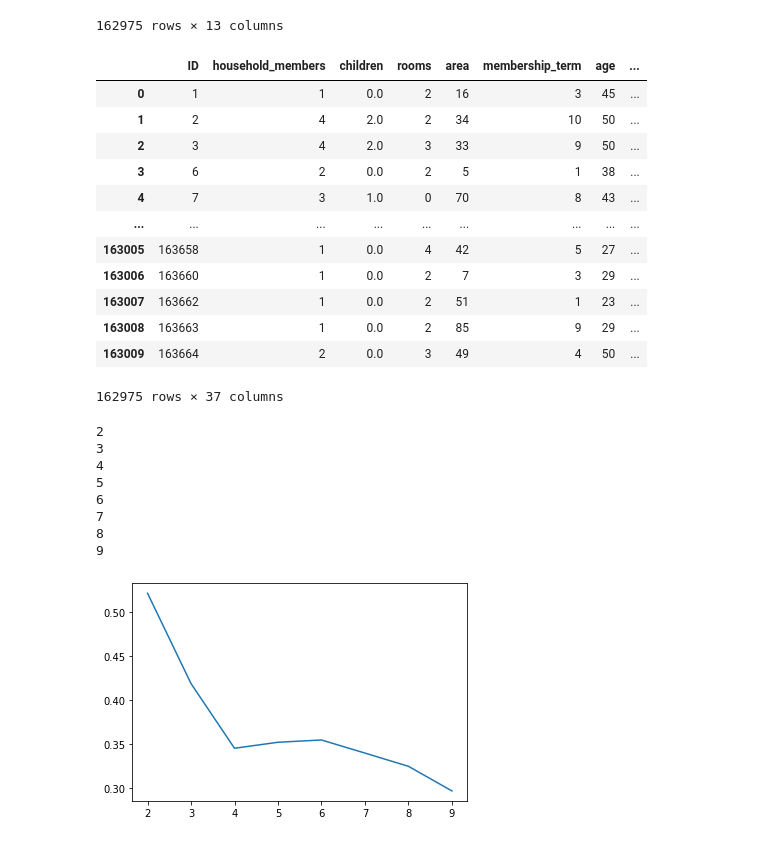
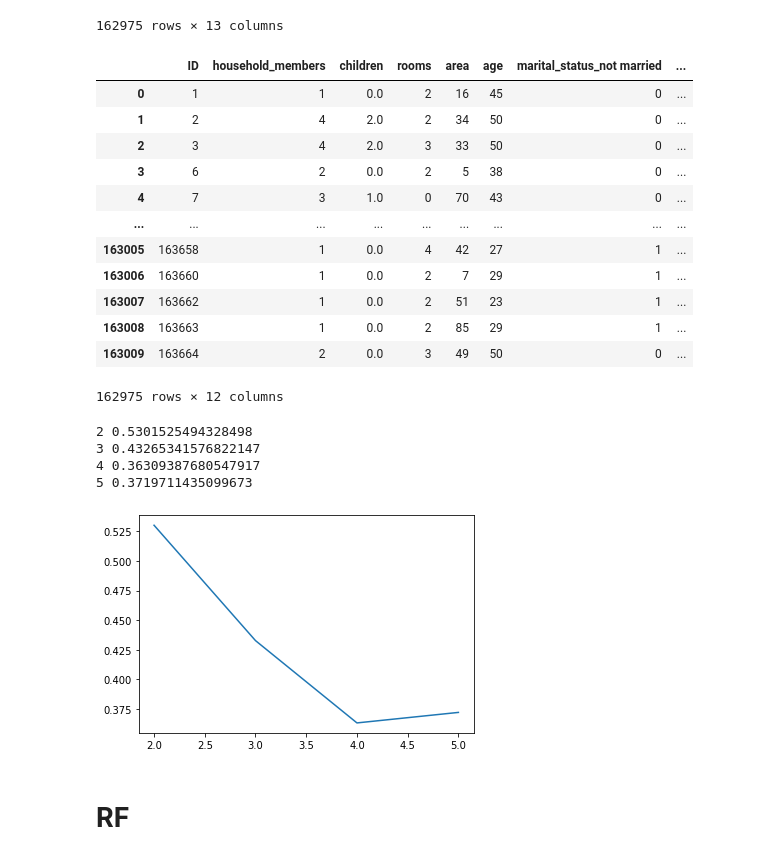
Before and after one commit to jakubyler/UnderstandingBusiness, a Jupyter notebook: UB_notebook.ipynb, the cells around one changed output. Cells and saved outputs as stored; diff of their text form; code cells hidden in the pictures.

```diff
--- a/UB_notebook.ipynb
+++ b/UB_notebook.ipynb
@@ -242,48 +242,45 @@ df[['household_members', 'children', 'marital_status', 'home_type', 'rooms', 'ar
 | 163009 | 2 | 0.0 | married | House | 3 | 49 | owned | ... |
 162975 rows × 13 columns
 # %%
-nums = df[['ID','household_members', 'children', 'rooms', 'area', 'membership_term', 'age']]
-cats = pd.get_dummies(df[['marital_status', 'home_type', 'home_ownership',
-                          'products_bought', 'location', 'gender']], drop_first = True)
+nums = df[['ID','household_members', 'children', 'rooms', 'area', 'age']]
+cats = pd.get_dummies(df[['marital_status','home_type', 'home_ownership']], drop_first = True)
 
 X = pd.concat([nums, cats], axis=1)
 X
 # %% [output]
-|  | ID | household_members | children | rooms | area | membership_term | age | ... |
-| 0 | 1 | 1 | 0.0 | 2 | 16 | 3 | 45 | ... |
-| 1 | 2 | 4 | 2.0 | 2 | 34 | 10 | 50 | ... |
-| 2 | 3 | 4 | 2.0 | 3 | 33 | 9 | 50 | ... |
-| 3 | 6 | 2 | 0.0 | 2 | 5 | 1 | 38 | ... |
-| 4 | 7 | 3 | 1.0 | 0 | 70 | 8 | 43 | ... |
+|  | ID | household_members | children | rooms | area | age | marital_status_not married | ... |
+| 0 | 1 | 1 | 0.0 | 2 | 16 | 45 | 0 | ... |
+| 1 | 2 | 4 | 2.0 | 2 | 34 | 50 | 0 | ... |
+| 2 | 3 | 4 | 2.0 | 3 | 33 | 50 | 0 | ... |
+| 3 | 6 | 2 | 0.0 | 2 | 5 | 38 | 0 | ... |
+| 4 | 7 | 3 | 1.0 | 0 | 70 | 43 | 0 | ... |
 | ... | ... | ... | ... | ... | ... | ... | ... | ... |
-| 163005 | 163658 | 1 | 0.0 | 4 | 42 | 5 | 27 | ... |
-| 163006 | 163660 | 1 | 0.0 | 2 | 7 | 3 | 29 | ... |
-| 163007 | 163662 | 1 | 0.0 | 2 | 51 | 1 | 23 | ... |
-| 163008 | 163663 | 1 | 0.0 | 2 | 85 | 9 | 29 | ... |
-| 163009 | 163664 | 2 | 0.0 | 3 | 49 | 4 | 50 | ... |
+| 163005 | 163658 | 1 | 0.0 | 4 | 42 | 27 | 1 | ... |
+| 163006 | 163660 | 1 | 0.0 | 2 | 7 | 29 | 1 | ... |
+| 163007 | 163662 | 1 | 0.0 | 2 | 51 | 23 | 1 | ... |
+| 163008 | 163663 | 1 | 0.0 | 2 | 85 | 29 | 1 | ... |
+| 163009 | 163664 | 2 | 0.0 | 3 | 49 | 50 | 0 | ... |
-162975 rows × 37 columns
+162975 rows × 12 columns
 # %%
 from sklearn.cluster import KMeans
 from sklearn.metrics import silhouette_score
 # %%
 silhouettes = []
-for i in range(2,10):
-    print(i)
+for i in range(2,6):
     km = KMeans(n_clusters = i, random_state = 101)
     preds = km.fit_predict(X[X.columns[1:]])
     silhouette = silhouette_score(X[X.columns[1:]], preds)
     silhouettes.append(silhouette)
+    print(i, silhouette)
 # %% [output]
-2
-3
-4
-5
-6
-7
-8
-9
+2 0.5301525494328498
+3 0.43265341576822147
+4 0.36309387680547917
+5 0.3719711435099673
 # %%
-plt.plot(np.arange(2,10),silhouettes)
+plt.plot(np.arange(2,6),silhouettes)
 plt.show()
 # %% [output]
-[figure, old version]
+[figure, new version]
+# %% [markdown]
+# RF
```
Also changed, not shown: parts of 5 cells of this notebook.
